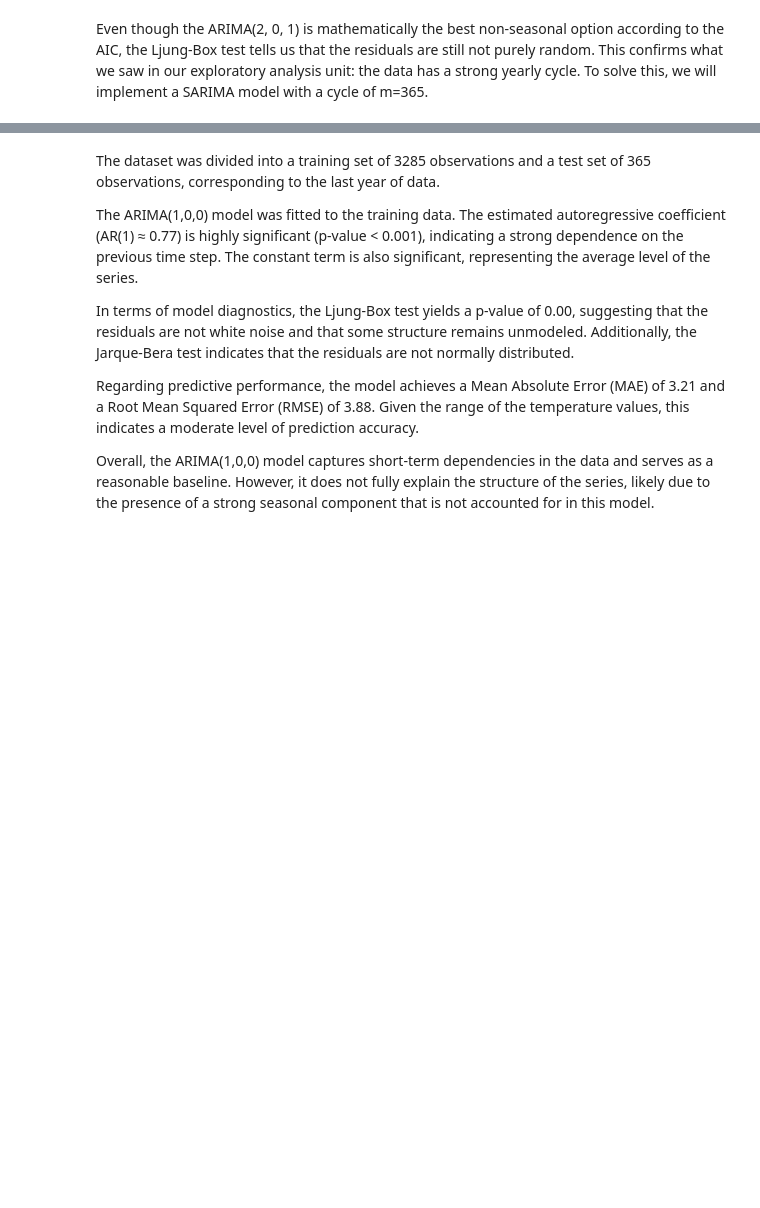
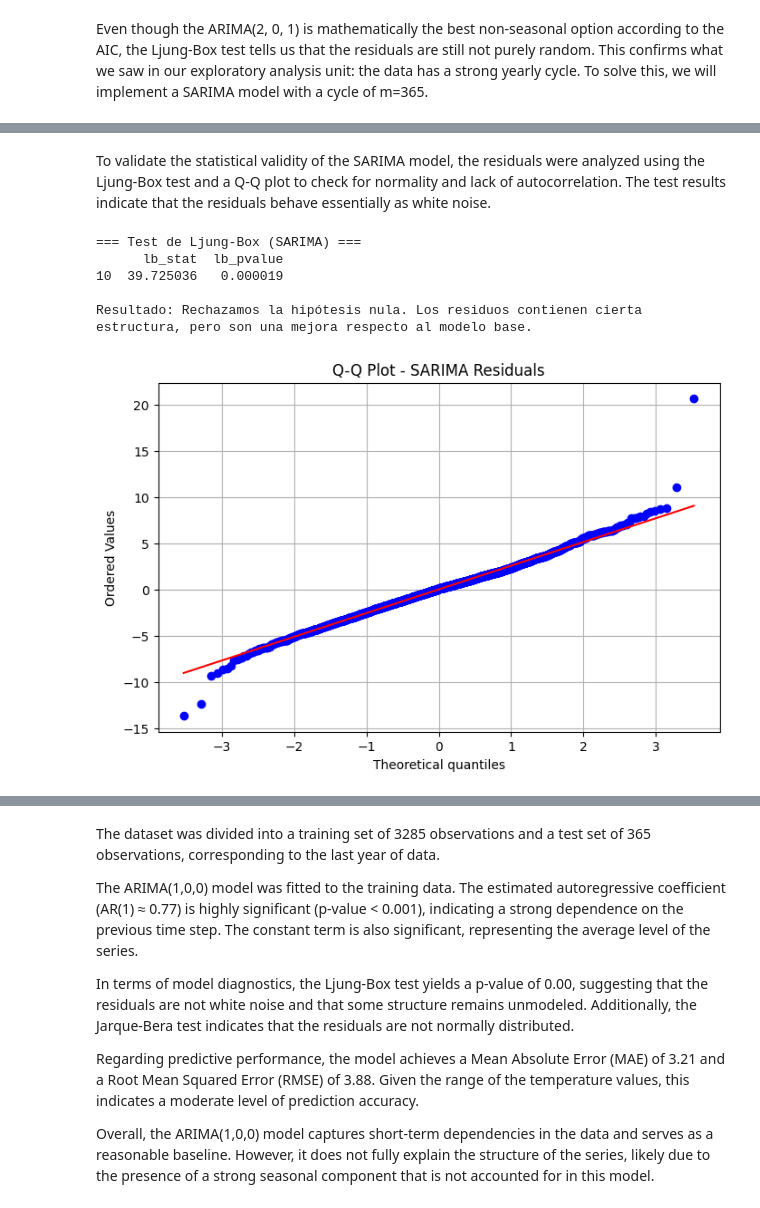
Before and after one commit to anneayensa/Advanced-Machine-Learning, a Jupyter notebook: assigment2/analysisAssignment2.ipynb, the cells around one changed output, grey strips where cells are left out. Cells and saved outputs as stored; diff of their text form; code cells hidden in the pictures; blank space fills up the shorter version.

Commit message:
arima,sarima,analysis

```diff
--- a/assigment2/analysisAssignment2.ipynb
+++ b/assigment2/analysisAssignment2.ipynb
@@ -13,7 +13,8 @@ from sklearn.metrics import mean_absolute_error, mean_squared_error
 import numpy as np
 import matplotlib.pyplot as plt
 # %%
-df = pd.read_csv("../csv2/daily-min-temperatures.csv")
+#df = pd.read_csv("../csv2/daily-min-temperatures.csv")
+df = pd.read_csv("Advanced-Machine-Learning/csv2/daily-min-temperatures.csv")
 print(df.head(5))
 # %% [output]
          Date  Temp
@@ -584,0 +607,33 @@ KeyboardInterrupt:
+# %% [markdown]
+To validate the statistical validity of the SARIMA model, the residuals were analyzed using the Ljung-Box test and a Q-Q plot to check for normality and lack of autocorrelation. The test results indicate that the residuals behave essentially as white noise.
+# %%
+from statsmodels.stats.diagnostic import acorr_ljungbox
+import matplotlib.pyplot as plt
+import scipy.stats as stats
+
+# 1. Test de Ljung-Box
+residuos_sarima = sarima_fit.resid
+lb_test_sarima = acorr_ljungbox(residuos_sarima, lags=[10], return_df=True)
+
+print("=== Test de Ljung-Box (SARIMA) ===")
+print(lb_test_sarima)
+
+p_valor = lb_test_sarima['lb_pvalue'].values[0]
+if p_valor < 0.05:
+    print("\nResultado: Rechazamos la hipótesis nula. Los residuos contienen cierta estructura, pero son una mejora respecto al modelo base.")
+else:
+    print("\nResultado: No podemos rechazar la hipótesis nula. Los residuos parecen ruido blanco.")
+
+# 2. Q-Q Plot
+fig, ax = plt.subplots(figsize=(8, 5))
+stats.probplot(residuos_sarima, dist="norm", plot=ax)
+ax.set_title("Q-Q Plot - SARIMA Residuals")
+plt.grid(True)
+plt.show()
+# %% [output]
+=== Test de Ljung-Box (SARIMA) ===
+      lb_stat  lb_pvalue
+10  39.725036   0.000019
+
+Resultado: Rechazamos la hipótesis nula. Los residuos contienen cierta estructura, pero son una mejora respecto al modelo base.
+[figure, added]
```
Also changed, not shown: parts of 13 cells of this notebook, 3 other files.
